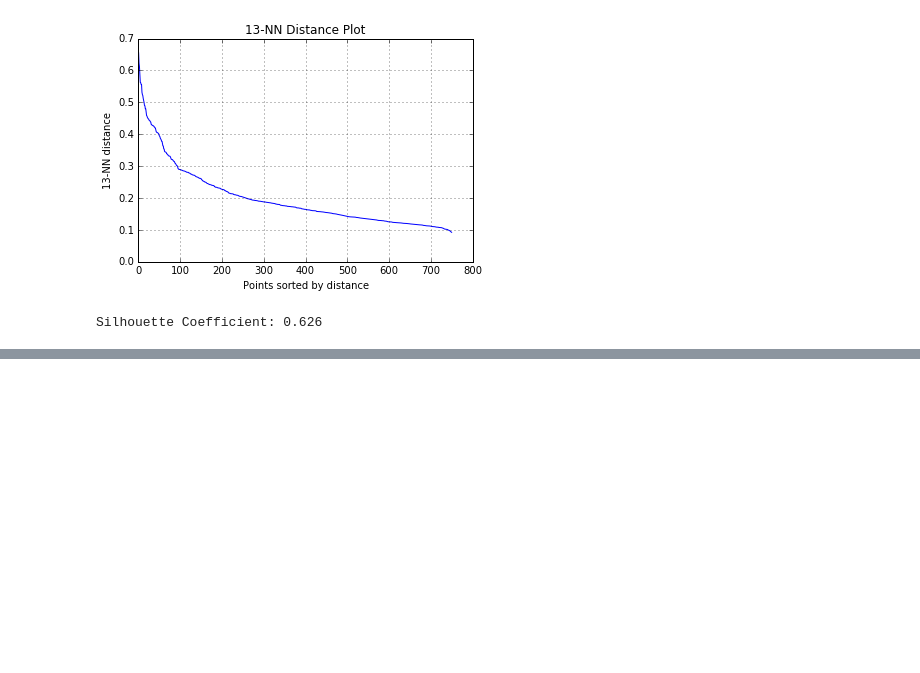
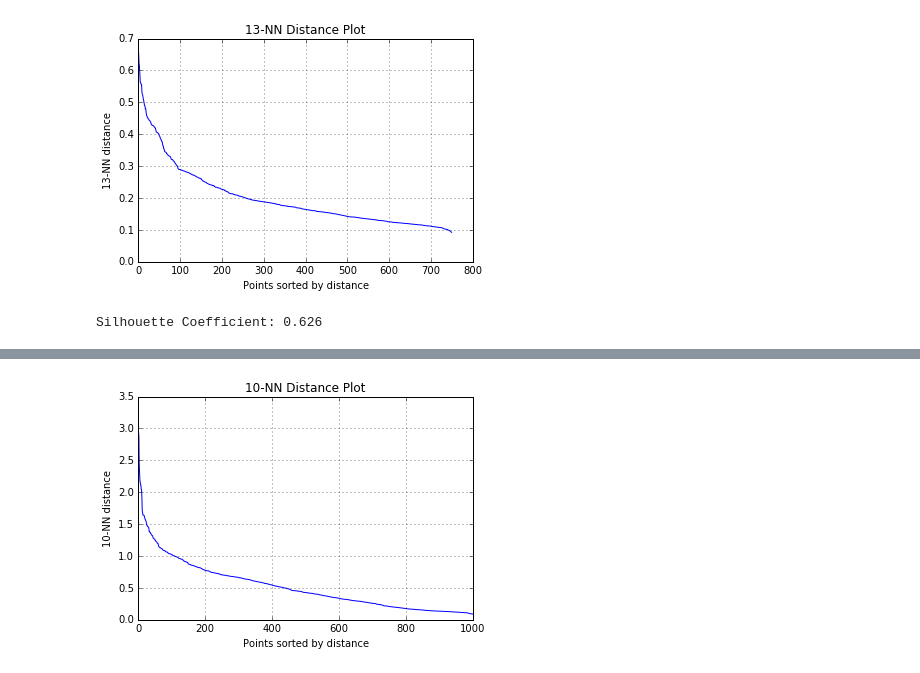
Before and after one commit to YanpuLi/YanpuLi.github.io, a Jupyter notebook: Clustering.ipynb, the cells around one changed output, grey strips where cells are left out. Cells and saved outputs as stored; diff of their text form; code cells hidden in the pictures; blank space fills up the shorter version.

```diff
--- a/Clustering.ipynb
+++ b/Clustering.ipynb
@@ -497,0 +512,4 @@ Silhouette Coefficient: 0.626
+# %%
+KNN_Dist_Plot(10, X5)
+# %% [output]
+[figure, added]
```
Also changed, not shown: parts of 4 cells of this notebook, 5 other files.
